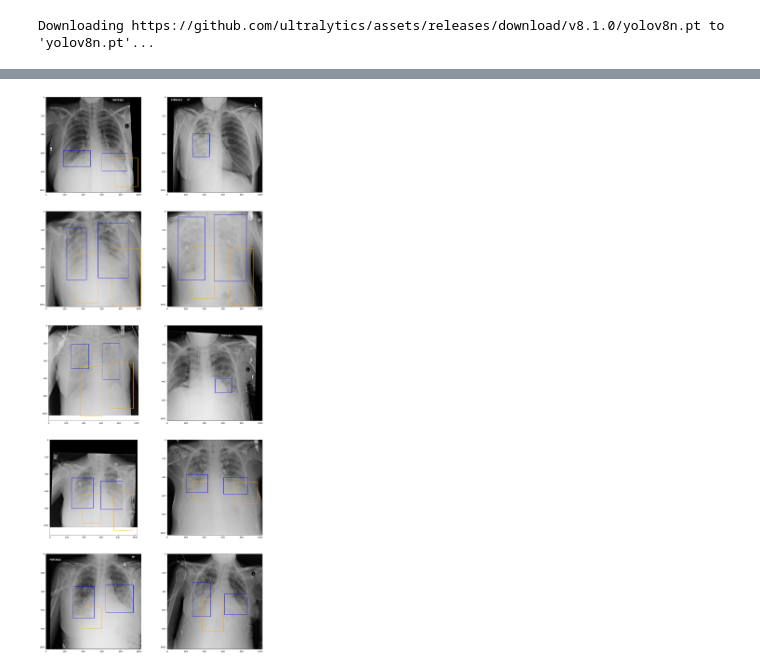
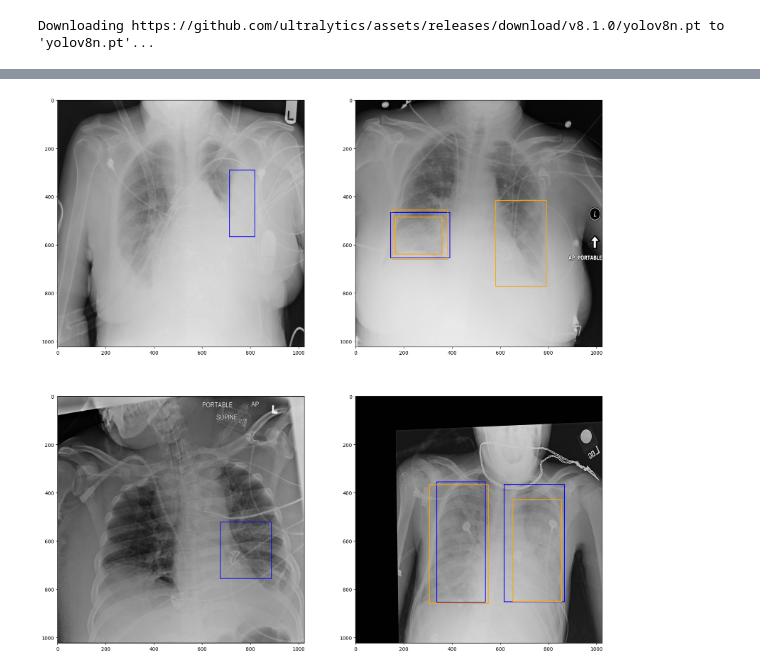
Before and after one commit to nastyabekesheva/RSNA-PneumoniaDetectionChallenge, a Jupyter notebook: yolo8.ipynb, the cells around one changed output, grey strips where cells are left out. Cells and saved outputs as stored; diff of their text form; code cells hidden in the pictures.

```diff
--- a/yolo8.ipynb
+++ b/yolo8.ipynb
@@ -190,6 +192,6 @@ model = YOLO('yolov8n.pt')
 # %% [output]
 Downloading https://github.com/ultralytics/assets/releases/download/v8.1.0/yolov8n.pt to 'yolov8n.pt'...
 # %%
-results = model.train(data='config.yaml', epochs = 15)
+results = model.train(data='config.yaml', epochs = 100)
 # %% [output]
 Ultralytics YOLOv8.1.10 🚀 Python-3.10.13 torch-2.1.2 CUDA:0 (Tesla P100-PCIE-16GB, 16276MiB)
@@ -236,7 +239,7 @@ View run at https://wandb.ai/vladivashchuk/YOLOv8/runs/hx5thowu
 # %%
-def plot_val_pred(demo_patient_id, verbose=True):
-    demo_img_path = DATASET_DIR + 'images/val/' + demo_patient_id + '.jpg'
-    demo_label_path = DATASET_DIR + 'labels/val/' + demo_patient_id + '.txt'
+def plot_val_pred(demo_patient_id, verbose=True, split='val'):
+    demo_img_path = DATASET_DIR + f'images/{split}/' + demo_patient_id + '.jpg'
+    demo_label_path = DATASET_DIR + f'labels/{split}/' + demo_patient_id + '.txt'
 
     res = model(demo_img_path, verbose=verbose)
     if verbose:
@@ -261,14 +264,15 @@ def plot_val_pred(demo_patient_id, verbose=True):
 # %%
 def random_value(series):
     return series.iloc[random.randrange(0, len(series))]
 
-rows = 5
-cols = 2
-plt.figure(figsize=(20,50))
-# plot_val_pred(random_value(val_series), verbose=False)
-for h in range(rows):
-    for w in range(cols):
-        plt.subplot(rows, cols, h*2+w+1)
-        plot_val_pred(random_value(val_series), verbose=False)
+def plot_examples(series, rows = 5, cols = 2, split='val'):
+    plt.figure(figsize=(10*cols,10*rows))
+    # plot_val_pred(random_value(val_series), verbose=False)
+    for h in range(rows):
+        for w in range(cols):
+            plt.subplot(rows, cols, h*2+w+1)
+            plot_val_pred(random_value(series), verbose=False, split=split)
+
+plot_examples(val_series, 2, 2, 'val')
 # %% [output]
-[figure, old version]
+[figure, new version]
```
Also changed, not shown: parts of 7 cells of this notebook.
